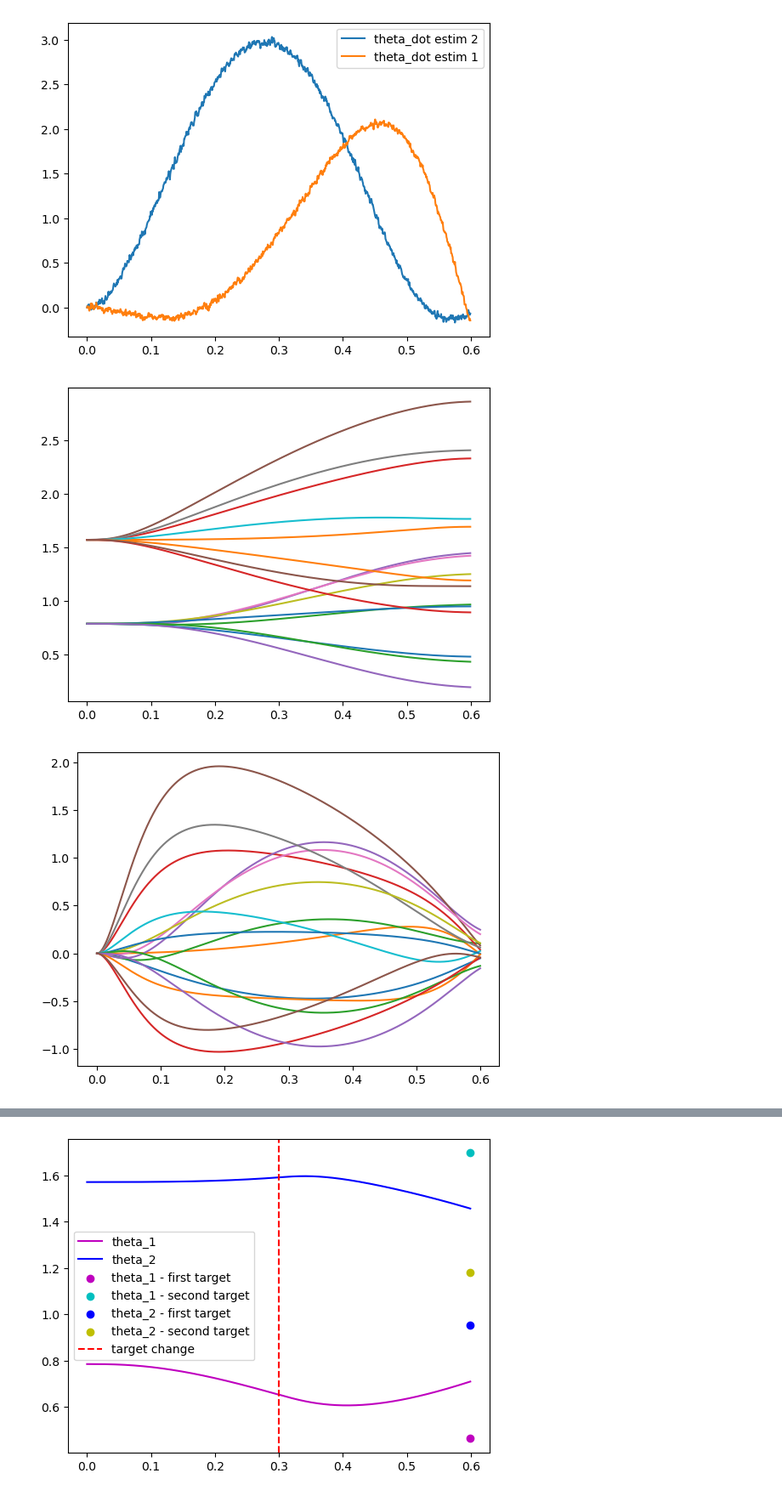
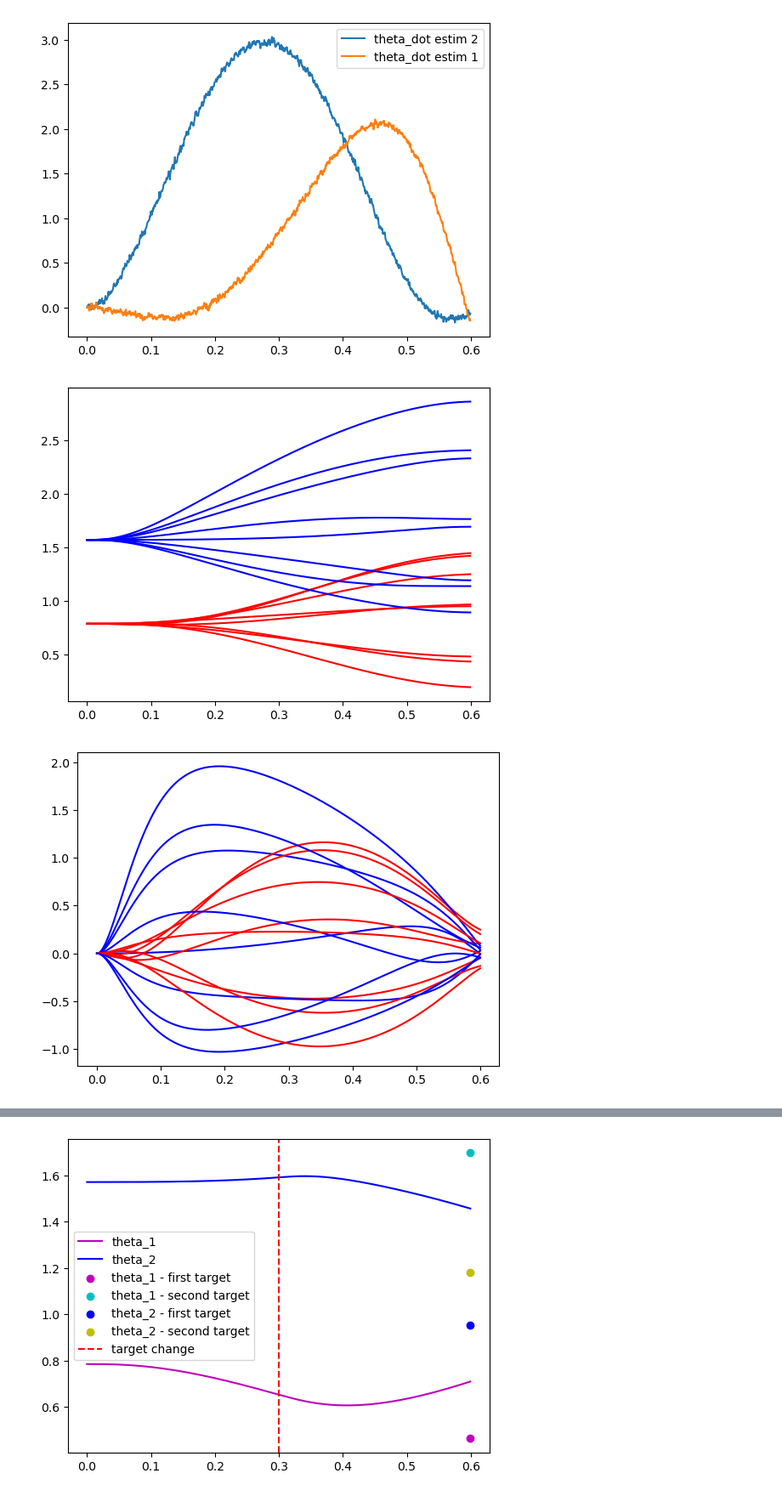
Before and after one commit to AcaAac/Neuroscience-EPL, a Jupyter notebook: P1_V3.ipynb, the cells around one changed output, grey strips where cells are left out. Shown at 85% size. Drawn from its saved outputs; the diff is of its cells as text; code cells hidden in the pictures.

```diff
--- a/P1_V3.ipynb
+++ b/P1_V3.ipynb
@@ -383,8 +383,8 @@ for i in range(1,9) :
     x[0,:,:] = np.array([theta_1, theta_2, theta_dot_1, theta_dot_2, T_1, T_2, angles[0,i], angles[1,i], 0, 0, 0, 0]).reshape((12,1))
     x = forward_optimal_control(N, A, B, R, L, x, 12)
     x_axis = np.arange(0, 0.6, 0.6/1000)
-    plt.plot(x_axis, x[:,0,0], label = "theta_1")
-    plt.plot(x_axis, x[:,1,0], label = "theta_2")
+    plt.plot(x_axis, x[:,0,0], color = 'r', label = "theta_1")
+    plt.plot(x_axis, x[:,1,0], color = 'b', label = "theta_2")
 plt.show()
 # velocities
 for i in range(1,9) :
@@ -392,42 +392,42 @@ for i in range(1,9) :
     x[0,:,:] = np.array([theta_1, theta_2, theta_dot_1, theta_dot_2, T_1, T_2, angles[0,i], angles[1,i], 0, 0, 0, 0]).reshape((12,1))
     x = forward_optimal_control(N, A, B, R, L, x, 12)
     x_axis = np.arange(0, 0.6, 0.6/1000)
-    plt.plot(x_axis, x[:,2,0], label = "theta_dot_1")
-    plt.plot(x_axis, x[:,3,0], label = "theta_dot_2")
+    plt.plot(x_axis, x[:,2,0], color = 'r', label = "theta_dot_1")
+    plt.plot(x_axis, x[:,3,0], color = 'b', label = "theta_dot_2")
 plt.show()
 
 ## plot on the x-y plane
 A = [30,0]
 theta_shoulder = x[-1,0,0] # rad
 theta_elbow = x[-1,1,0] #  rad
 plt_theta_elbow = np.pi - theta_elbow + theta_shoulder
 # compute joint positions
 B = [0,0]
 B[0] = A[0] + np.cos(theta_shoulder)*l_arm
 B[1] = A[1] + np.sin(theta_shoulder)*l_arm
 C1 = [0,0]
 C1[0] = B[0] + np.cos(plt_theta_elbow)*l_forearm
 C1[1] = B[1] + np.sin(plt_theta_elbow)*l_forearm
 # targets
 points = [(np.cos(2*np.pi/8*x)*18,np.sin(2*np.pi/8*x)*18) for x in range(0,8+1)]
 # figure
 fig, ax = plt.subplots()
 plt.gca().set_aspect('equal', adjustable='box')
 centre = (C[0],C[1])
 for i in range(0,8):
     plt.scatter(C[0]+points[i][0],C[1]+points[i][1])
 plt.xlim(0,80)
 plt.ylim(0,80)
 plt.plot([A[0],B[0]],[A[1],B[1]])
 plt.plot([B[0],C1[0]],[B[1],C1[1]])
 labels = ['A','B','C1']
 plt.text(A[0],A[1],'A')
 plt.text(B[0],B[1],'B')
 plt.text(C1[0],C1[1],'C1')
 plt.show()
 # %% [output]
-[figure, old version]
+[figure, new version]
-[figure, old version]
+[figure, new version]
 [figure]
 # %%
 ### Implement visual perturbations ###
```
Also changed, not shown: parts of 2 cells of this notebook.
